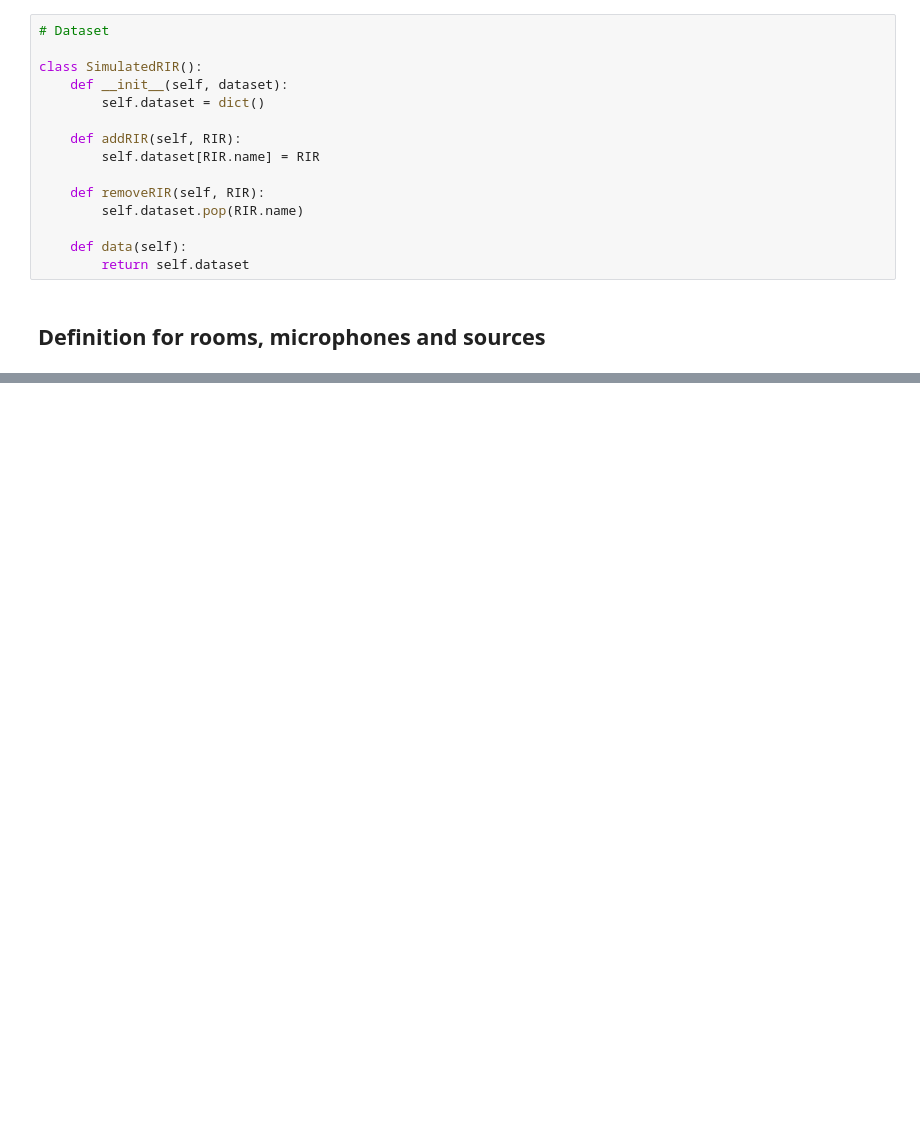
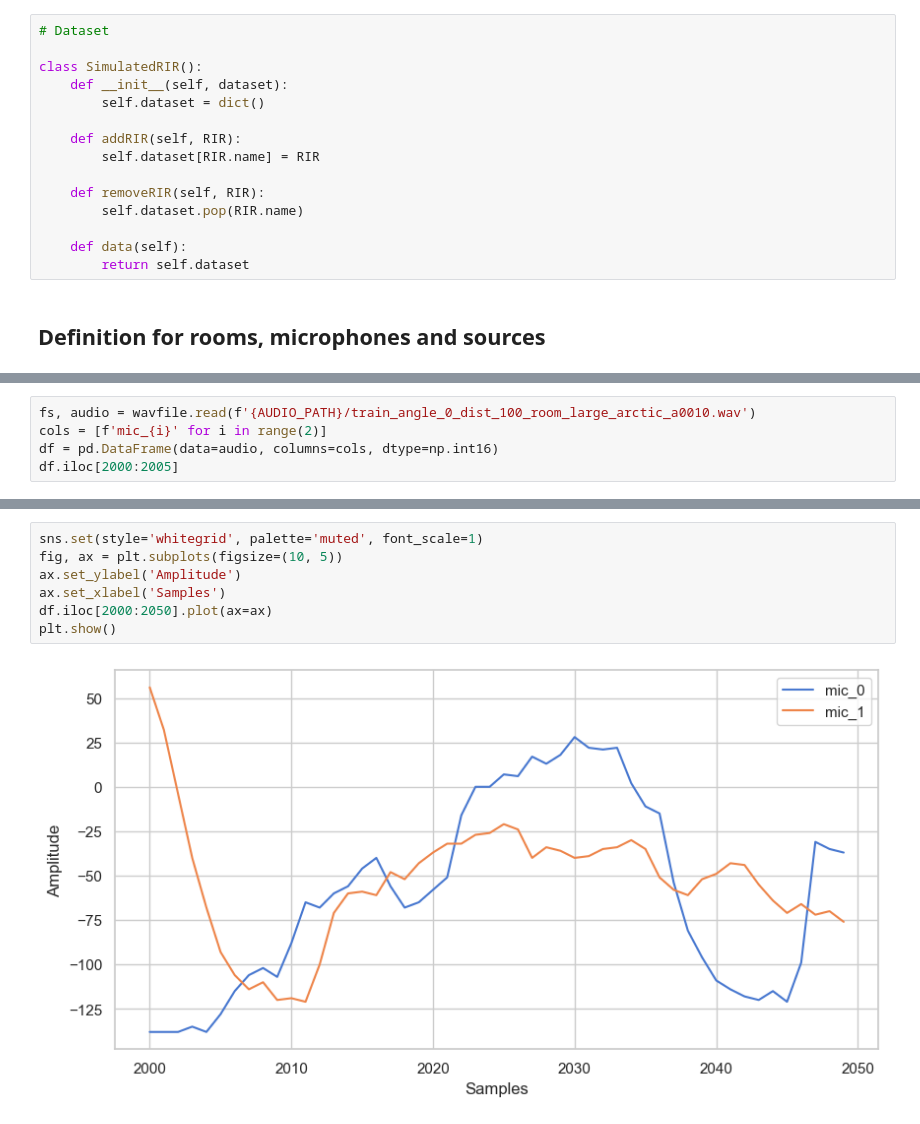
Before and after one commit to AlexandraPosta/sound-localization, a Jupyter notebook: notebooks/Database.ipynb, the cells around one changed output, grey strips where cells are left out. Cells and saved outputs as stored; diff of their text form; blank space fills up the shorter version.

```diff
--- a/notebooks/Database.ipynb
+++ b/notebooks/Database.ipynb
@@ -160,0 +205,5 @@ for room_dim in rooms_dim:
+# %%
+fs, audio = wavfile.read(f'{AUDIO_PATH}/train_angle_0_dist_100_room_large_arctic_a0010.wav')
+cols = [f'mic_{i}' for i in range(2)]
+df = pd.DataFrame(data=audio, columns=cols, dtype=np.int16)
+df.iloc[2000:2005]
@@ -160,0 +217,9 @@ for room_dim in rooms_dim:
+# %%
+sns.set(style='whitegrid', palette='muted', font_scale=1)
+fig, ax = plt.subplots(figsize=(10, 5))
+ax.set_ylabel('Amplitude')
+ax.set_xlabel('Samples')
+df.iloc[2000:2050].plot(ax=ax)
+plt.show()
+# %% [output]
+[figure, added]
```
Also changed, not shown: parts of 16 cells of this notebook, 6 other files.
